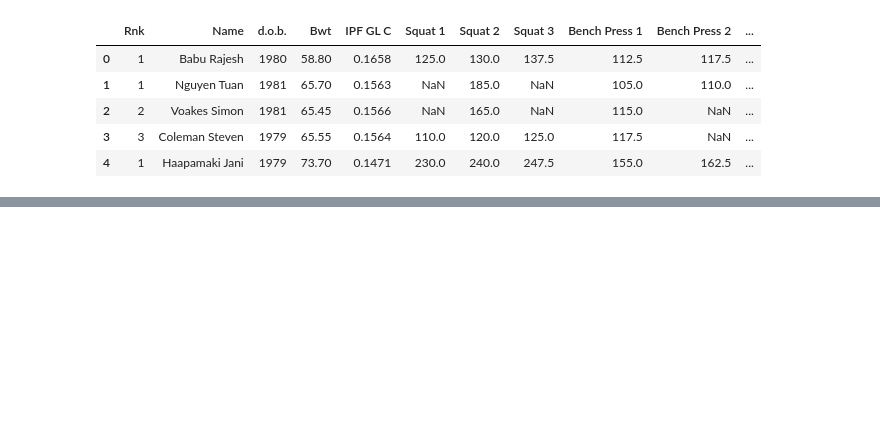
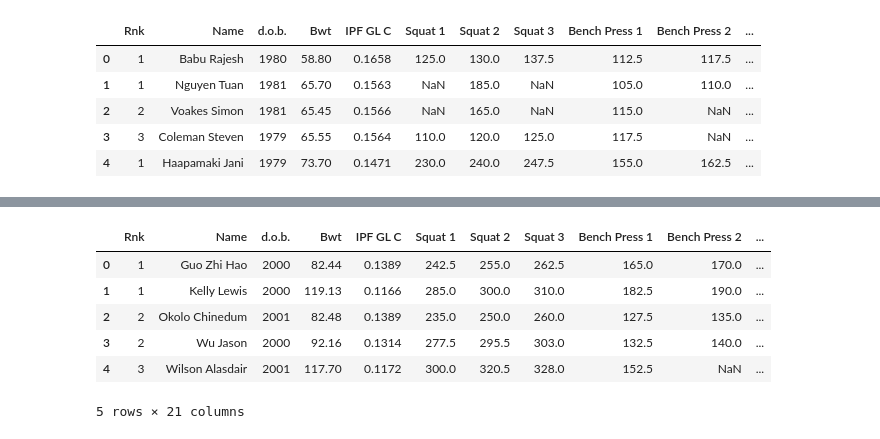
Before and after one commit to RTvenT/powerlifting-predictor, a Jupyter notebook: data_preparation.ipynb, the cells around one changed output, grey strips where cells are left out. Drawn from its saved outputs; the diff is of its cells as text; code cells hidden in the pictures; blank space fills up the shorter version.

```diff
--- a/data_preparation.ipynb
+++ b/data_preparation.ipynb
@@ -124,0 +190,14 @@ all_results
+# %%
+for best_col, attempts in LIFTS.items():
+    all_results[best_col] = all_results[attempts].max(axis=1)
+
+
+all_results.head()
+# %% [output]
+|  | Rnk | Name | d.o.b. | Bwt | IPF GL C | Squat 1 | Squat 2 | Squat 3 | Bench Press 1 | Bench Press 2 | ... |
+| 0 | 1 | Guo Zhi Hao | 2000 | 82.44 | 0.1389 | 242.5 | 255.0 | 262.5 | 165.0 | 170.0 | ... |
+| 1 | 1 | Kelly Lewis | 2000 | 119.13 | 0.1166 | 285.0 | 300.0 | 310.0 | 182.5 | 190.0 | ... |
+| 2 | 2 | Okolo Chinedum | 2001 | 82.48 | 0.1389 | 235.0 | 250.0 | 260.0 | 127.5 | 135.0 | ... |
+| 3 | 2 | Wu Jason | 2000 | 92.16 | 0.1314 | 277.5 | 295.5 | 303.0 | 132.5 | 140.0 | ... |
+| 4 | 3 | Wilson Alasdair | 2001 | 117.70 | 0.1172 | 300.0 | 320.5 | 328.0 | 152.5 | NaN | ... |
+5 rows × 21 columns
```
Also changed, not shown: parts of 22 cells of this notebook, 26 other files.
